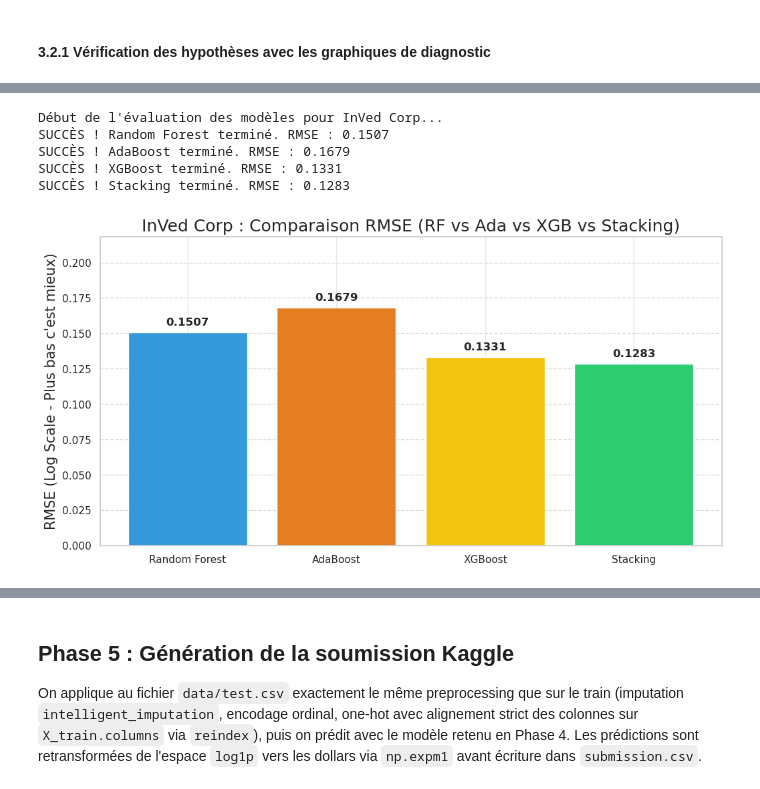
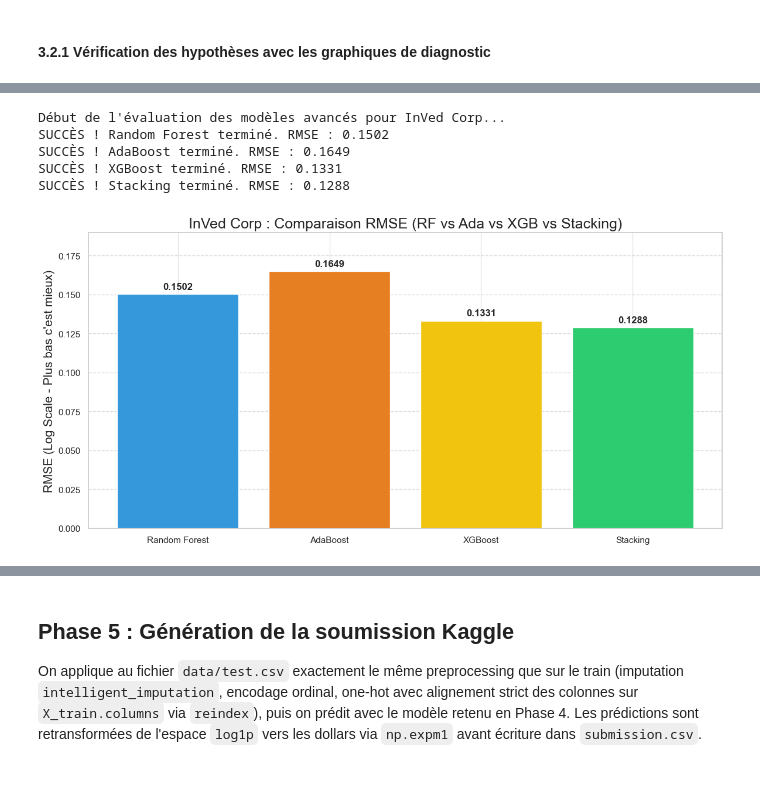
Before and after one commit to NoeBerdoz/predicting-house-prices-ml, a Jupyter notebook: predicting-houses-prices-ml.ipynb, the cells around one changed output, grey strips where cells are left out. Saved outputs shown, nothing was run; the diff lists cells and outputs as text; code cells hidden in the pictures.

```diff
--- a/predicting-houses-prices-ml.ipynb
+++ b/predicting-houses-prices-ml.ipynb
@@ -1397,73 +1455,77 @@ Le meilleur k pour la validation croisée est : 9
 # %%
 from sklearn.ensemble import RandomForestRegressor, AdaBoostRegressor, StackingRegressor, GradientBoostingRegressor
-from xgboost import XGBRegressor # Ajout de XGBoost
+from xgboost import XGBRegressor
 from sklearn.linear_model import RidgeCV
 from sklearn.metrics import mean_squared_error
-import matplotlib.pyplot as plt
-import numpy as np
+from sklearn.pipeline import Pipeline
 
-# --- 1. Définition des modèles ---
+# --- 1. Définition des modèles de base ---
 
-# Modèle 1 : Random Forest (Baseline)
-rf = RandomForestRegressor(n_estimators=100, max_depth=10, random_state=42)
-
-# Modèle 2 : AdaBoost
-ada = AdaBoostRegressor(n_estimators=100, random_state=42)
-
-# Modèle 3 : XGBoost (Le nouveau challenger performant)
-xgb = XGBRegressor(n_estimators=100, learning_rate=0.05, max_depth=3, random_state=42)
+rf_model = RandomForestRegressor(n_estimators=100, max_depth=10, random_state=42)
+ada_model = AdaBoostRegressor(n_estimators=100, random_state=42)
+xgb_model = XGBRegressor(n_estimators=100, learning_rate=0.05, max_depth=3, random_state=42)
 
 # Modèle 4 : Stacking (L'ensemble combiné)
-# On peut aussi ajouter XGBoost à l'intérieur du stacking pour encore plus de puissance
+# Les estimateurs internes recevront les données déjà nettoyées car on va mettre TOUT le Stacking dans un Pipeline
 estimators = [
     ('rf', RandomForestRegressor(n_estimators=50, max_depth=10, random_state=42)),
     ('gbr', GradientBoostingRegressor(n_estimators=100, learning_rate=0.1, max_depth=3, random_state=42)),
     ('xgb', XGBRegressor(n_estimators=50, learning_rate=0.1, max_depth=3, random_state=42))
 ]
-stack = StackingRegressor(estimators=estimators, final_estimator=RidgeCV())
+stack_model = StackingRegressor(estimators=estimators, final_estimator=RidgeCV())
 
-# --- 2. Entraînement et Évaluation ---
+# --- 2. Assemblage avec le Preprocessor (Pipelines) ---
 
-# Ajout de XGBoost au dictionnaire
-models = {
-    'Random Forest': rf,
-    'AdaBoost': ada,
-    'XGBoost': xgb,
-    'Stacking': stack
+# On associe chaque modèle à notre usine de traitement (preprocessor)
+pipelines = {
+    'Random Forest': Pipeline(steps=[('preprocessor', preprocessor), ('model', rf_model)]),
+    'AdaBoost': Pipeline(steps=[('preprocessor', preprocessor), ('model', ada_model)]),
+    'XGBoost': Pipeline(steps=[('preprocessor', preprocessor), ('model', xgb_model)]),
+    'Stacking': Pipeline(steps=[('preprocessor', preprocessor), ('model', stack_model)])
 }
+
 results_rmse = {}
 
-print("Début de l'évaluation des modèles pour InVed Corp...")
-for name, model in models.items():
-    model.fit(X_train, y_train_log)
-    preds = model.predict(X_test)
+# --- 3. Entraînement et Évaluation ---
+
+print("Début de l'évaluation des modèles avancés pour InVed Corp...")
+for name, pipe in pipelines.items():
+    # Le pipeline s'occupe de tout : nettoyage de X_train puis entraînement du modèle
+    pipe.fit(X_train, y_train_log)
+
+    # Le pipeline s'occupe de tout : nettoyage de X_test puis prédiction
+    preds = pipe.predict(X_test)
+
     rmse = np.sqrt(mean_squared_error(y_test_log, preds))
     results_rmse[name] = rmse
     print(f"SUCCÈS ! {name} terminé. RMSE : {rmse:.4f}")
 
-# --- 3. Visualisation de la performance ---
+# --- 4. Visualisation de la performance ---
 
 plt.figure(figsize=(12, 6))
-# Mise à jour des couleurs pour inclure le 4ème modèle
 colors = ['#3498db', '#e67e22', '#f1c40f', '#2ecc71']
 bars = plt.bar(results_rmse.keys(), results_rmse.values(), color=colors)
+
 plt.title('InVed Corp : Comparaison RMSE (RF vs Ada vs XGB vs Stacking)')
 plt.ylabel('RMSE (Log Scale - Plus bas c\'est mieux)')
-plt.ylim(0, max(results_rmse.values()) * 1.3)
+
+# Ajuster l'axe Y pour avoir de la place pour le texte
+plt.ylim(0, max(results_rmse.values()) * 1.15)
 
 # Ajout des étiquettes de score sur les barres
 for bar in bars:
     yval = bar.get_height()
-    plt.text(bar.get_x() + bar.get_width()/2, yval + 0.005, round(yval, 4),
-             ha='center', fontweight='bold', fontsize=12)
+    plt.text(bar.get_x() + bar.get_width()/2, yval + 0.002, round(yval, 4),
+             ha='center', va='bottom', fontweight='bold', fontsize=12)
 
 plt.grid(axis='y', linestyle='--', alpha=0.7)
+plt.tight_layout()
 plt.show()
 # %% [output]
-Début de l'évaluation des modèles pour InVed Corp...
-SUCCÈS ! Random Forest terminé. RMSE : 0.1507
-SUCCÈS ! AdaBoost terminé. RMSE : 0.1679
+Début de l'évaluation des modèles avancés pour InVed Corp...
+SUCCÈS ! Random Forest terminé. RMSE : 0.1502
+SUCCÈS ! AdaBoost terminé. RMSE : 0.1649
 SUCCÈS ! XGBoost terminé. RMSE : 0.1331
-SUCCÈS ! Stacking terminé. RMSE : 0.1283
+SUCCÈS ! Stacking terminé. RMSE : 0.1288
-[figure, old version]
+[figure, new version]
 # %% [markdown]
```
Also changed, not shown: parts of 37 cells of this notebook.
